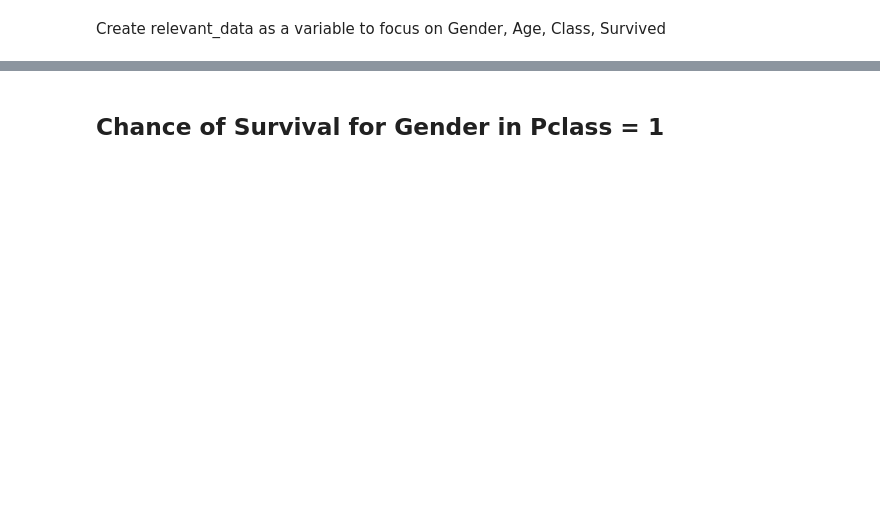
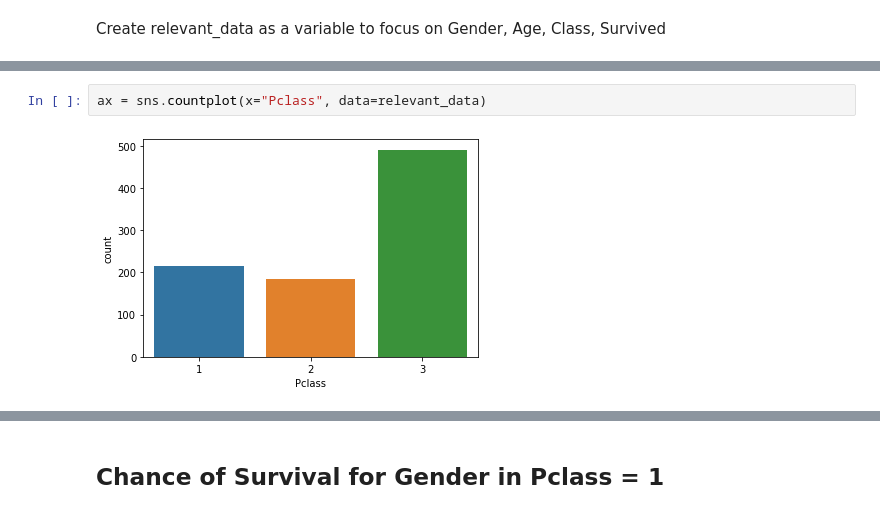
Before and after one commit to Blitzbert/Titanic, a Jupyter notebook: Survival Chance.ipynb, the cells around one changed output, grey strips where cells are left out. Cells and saved outputs as stored; diff of their text form; blank space fills up the shorter version.

```diff
--- a/Survival Chance.ipynb
+++ b/Survival Chance.ipynb
@@ -42,0 +130,4 @@ z.head()
+# %%
+ax = sns.countplot(x="Pclass", data=relevant_data)
+# %% [output]
+[figure, added]
```
Also changed, not shown: parts of 62 cells of this notebook, 2 other files.
